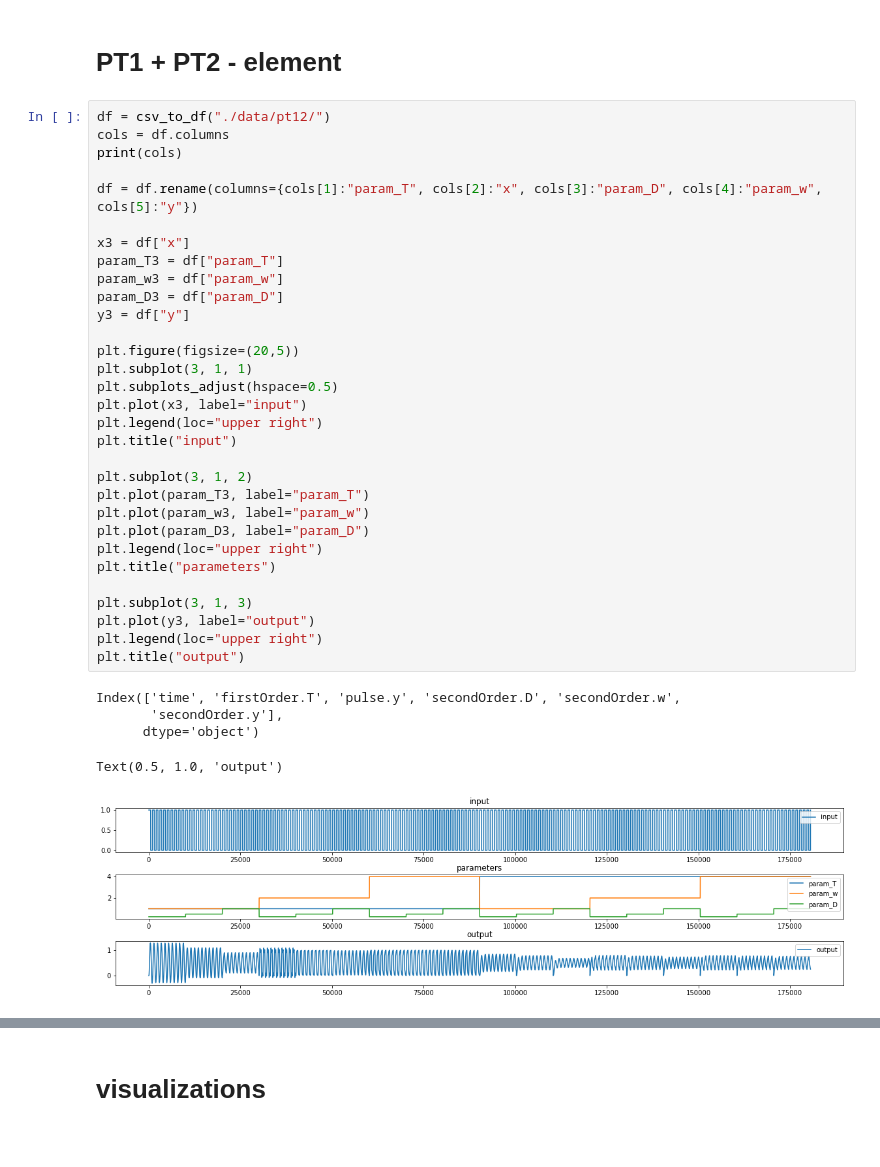
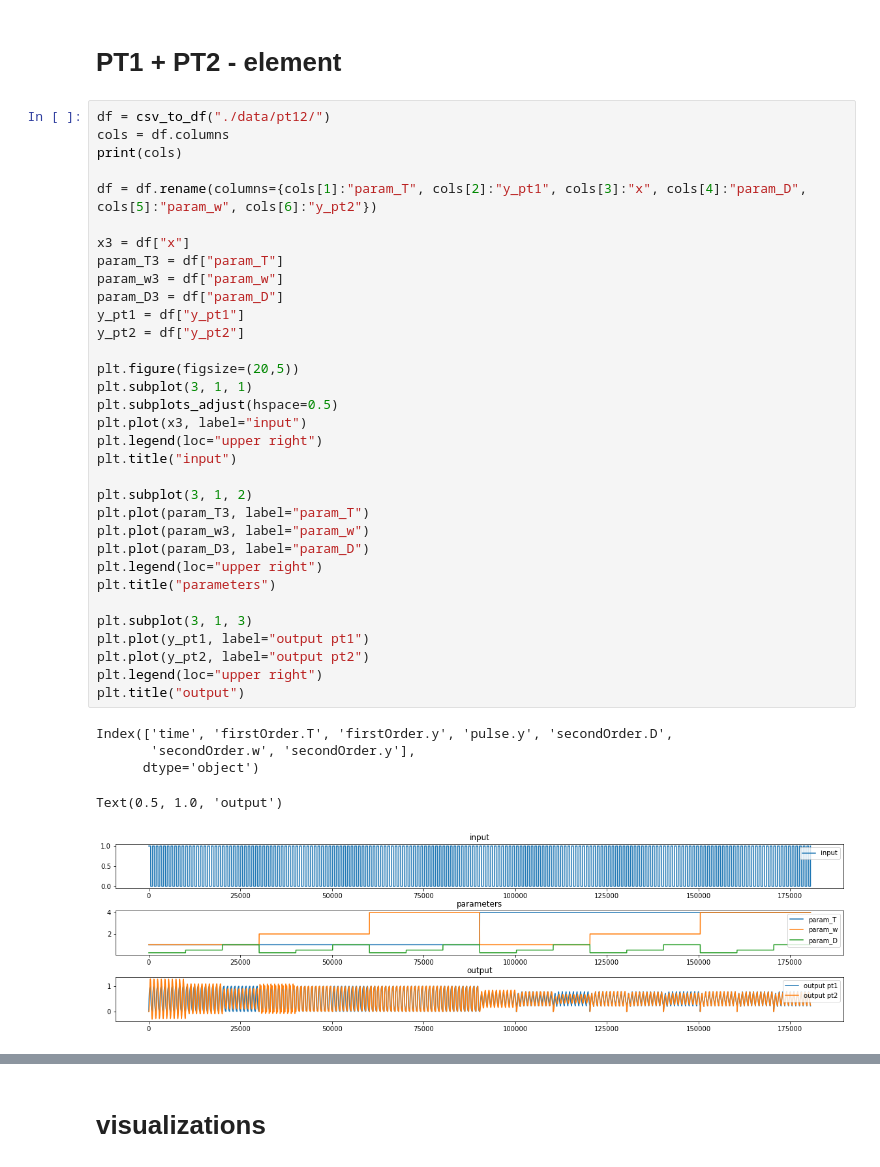
Before and after one commit to j-ehrhardt/ode-ml-datasets, a Jupyter notebook: ds_merge.ipynb, the cells around one changed output, grey strips where cells are left out. Drawn from its saved outputs; the diff is of its cells as text.

```diff
--- a/ds_merge.ipynb
+++ b/ds_merge.ipynb
@@ -108,39 +108,41 @@ df.to_csv("./data/pt2_merged.csv", index=False)
 df = csv_to_df("./data/pt12/")
 cols = df.columns
 print(cols)
 
-df = df.rename(columns={cols[1]:"param_T", cols[2]:"x", cols[3]:"param_D", cols[4]:"param_w", cols[5]:"y"})
+df = df.rename(columns={cols[1]:"param_T", cols[2]:"y_pt1", cols[3]:"x", cols[4]:"param_D", cols[5]:"param_w", cols[6]:"y_pt2"})
 
 x3 = df["x"]
 param_T3 = df["param_T"]
 param_w3 = df["param_w"]
 param_D3 = df["param_D"]
-y3 = df["y"]
+y_pt1 = df["y_pt1"]
+y_pt2 = df["y_pt2"]
 
 plt.figure(figsize=(20,5))
 plt.subplot(3, 1, 1)
 plt.subplots_adjust(hspace=0.5)
 plt.plot(x3, label="input")
 plt.legend(loc="upper right")
 plt.title("input")
 
 plt.subplot(3, 1, 2)
 plt.plot(param_T3, label="param_T")
 plt.plot(param_w3, label="param_w")
 plt.plot(param_D3, label="param_D")
 plt.legend(loc="upper right")
 plt.title("parameters")
 
 plt.subplot(3, 1, 3)
-plt.plot(y3, label="output")
+plt.plot(y_pt1, label="output pt1")
+plt.plot(y_pt2, label="output pt2")
 plt.legend(loc="upper right")
 plt.title("output")
 # %% [output]
-Index(['time', 'firstOrder.T', 'pulse.y', 'secondOrder.D', 'secondOrder.w',
-       'secondOrder.y'],
+Index(['time', 'firstOrder.T', 'firstOrder.y', 'pulse.y', 'secondOrder.D',
+       'secondOrder.w', 'secondOrder.y'],
       dtype='object')
 Text(0.5, 1.0, 'output')
-[figure, old version]
+[figure, new version]
 # %%
 # export to csv
 df = pd.DataFrame()
```
Also changed, not shown: parts of 1 cell of this notebook, 2 other files.
